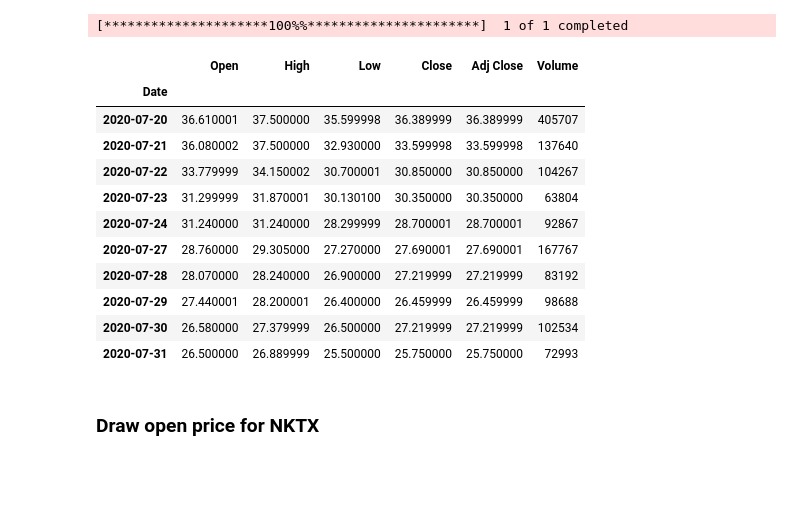
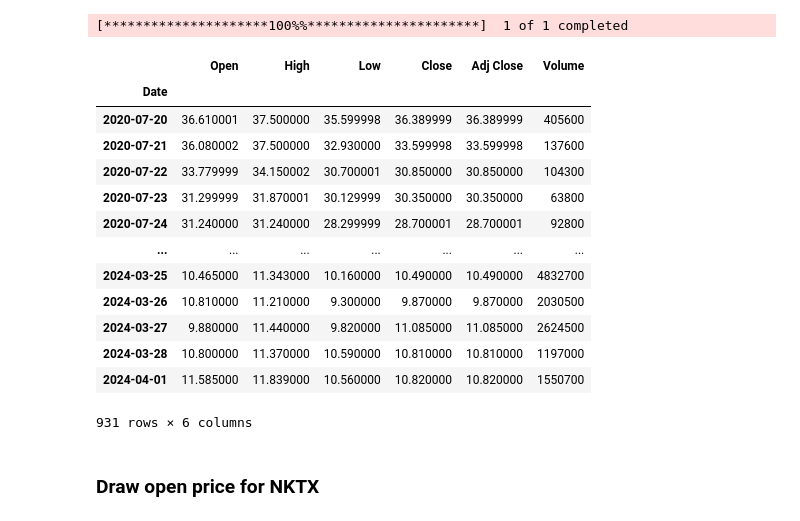
Before and after one commit to notfakearcher/yanjun, a Jupyter notebook: time-series/01_practice/practice4.ipynb, the cells around one changed output. Cells and saved outputs as stored; diff of their text form; code cells hidden in the pictures; blank space fills up the shorter version.

```diff
--- a/time-series/01_practice/practice4.ipynb
+++ b/time-series/01_practice/practice4.ipynb
@@ -36,20 +38,22 @@ df = yf.download(
 # %% [output]
 [*********************100%%**********************]  1 of 1 completed
 # %%
-df.head(10)
+df
 # %% [output]
 |  | Open | High | Low | Close | Adj Close | Volume |
 | Date |  |  |  |  |  |  |
-| 2020-07-20 | 36.610001 | 37.500000 | 35.599998 | 36.389999 | 36.389999 | 405707 |
-| 2020-07-21 | 36.080002 | 37.500000 | 32.930000 | 33.599998 | 33.599998 | 137640 |
-| 2020-07-22 | 33.779999 | 34.150002 | 30.700001 | 30.850000 | 30.850000 | 104267 |
-| 2020-07-23 | 31.299999 | 31.870001 | 30.130100 | 30.350000 | 30.350000 | 63804 |
-| 2020-07-24 | 31.240000 | 31.240000 | 28.299999 | 28.700001 | 28.700001 | 92867 |
-| 2020-07-27 | 28.760000 | 29.305000 | 27.270000 | 27.690001 | 27.690001 | 167767 |
-| 2020-07-28 | 28.070000 | 28.240000 | 26.900000 | 27.219999 | 27.219999 | 83192 |
-| 2020-07-29 | 27.440001 | 28.200001 | 26.400000 | 26.459999 | 26.459999 | 98688 |
-| 2020-07-30 | 26.580000 | 27.379999 | 26.500000 | 27.219999 | 27.219999 | 102534 |
-| 2020-07-31 | 26.500000 | 26.889999 | 25.500000 | 25.750000 | 25.750000 | 72993 |
+| 2020-07-20 | 36.610001 | 37.500000 | 35.599998 | 36.389999 | 36.389999 | 405600 |
+| 2020-07-21 | 36.080002 | 37.500000 | 32.930000 | 33.599998 | 33.599998 | 137600 |
+| 2020-07-22 | 33.779999 | 34.150002 | 30.700001 | 30.850000 | 30.850000 | 104300 |
+| 2020-07-23 | 31.299999 | 31.870001 | 30.129999 | 30.350000 | 30.350000 | 63800 |
+| 2020-07-24 | 31.240000 | 31.240000 | 28.299999 | 28.700001 | 28.700001 | 92800 |
+| ... | ... | ... | ... | ... | ... | ... |
+| 2024-03-25 | 10.465000 | 11.343000 | 10.160000 | 10.490000 | 10.490000 | 4832700 |
+| 2024-03-26 | 10.810000 | 11.210000 | 9.300000 | 9.870000 | 9.870000 | 2030500 |
+| 2024-03-27 | 9.880000 | 11.440000 | 9.820000 | 11.085000 | 11.085000 | 2624500 |
+| 2024-03-28 | 10.800000 | 11.370000 | 10.590000 | 10.810000 | 10.810000 | 1197000 |
+| 2024-04-01 | 11.585000 | 11.839000 | 10.560000 | 10.820000 | 10.820000 | 1550700 |
+931 rows × 6 columns
 # %% [markdown]
 ### Draw open price for NKTX
 # %%
```
Also changed, not shown: parts of 9 cells of this notebook.
